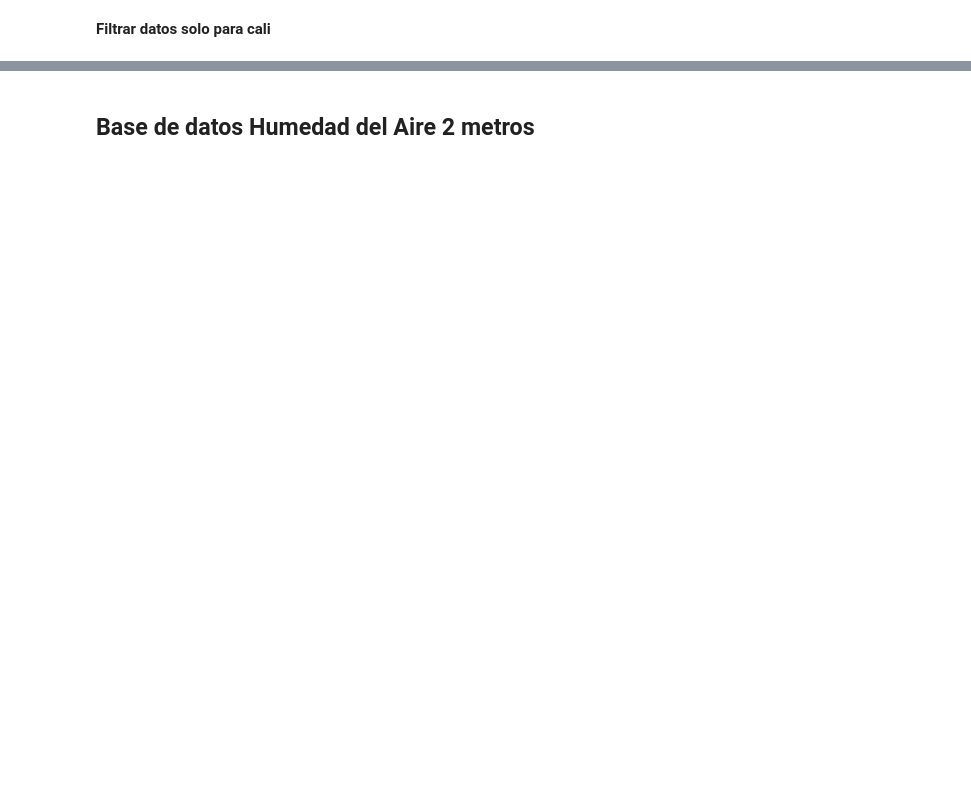
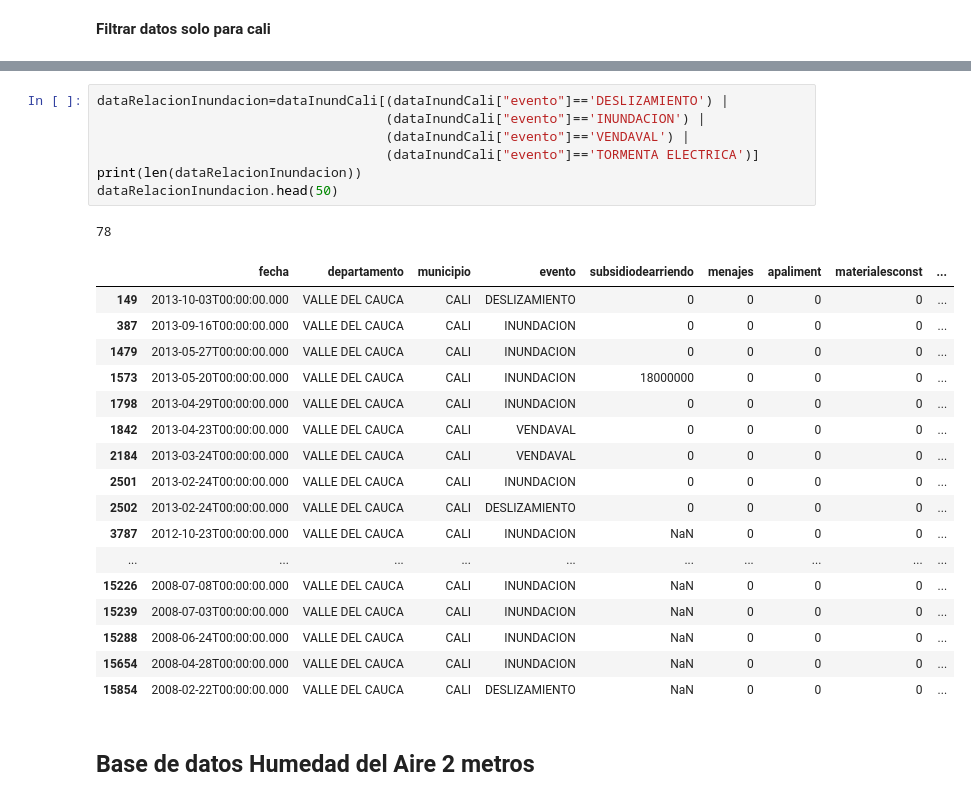
Before and after one commit to waltermayor/rescityUAO, a Jupyter notebook: PreprocesamientoDeDatos.ipynb, the cells around one changed output, grey strips where cells are left out. Cells and saved outputs as stored; diff of their text form; blank space fills up the shorter version.

```diff
--- a/PreprocesamientoDeDatos.ipynb
+++ b/PreprocesamientoDeDatos.ipynb
@@ -319,3 +349,29 @@ dataInundCali.head(9)
+# %%
+dataRelacionInundacion=dataInundCali[(dataInundCali["evento"]=='DESLIZAMIENTO') |
+                                     (dataInundCali["evento"]=='INUNDACION') |
+                                     (dataInundCali["evento"]=='VENDAVAL') |
+                                     (dataInundCali["evento"]=='TORMENTA ELECTRICA')]
+print(len(dataRelacionInundacion))
+dataRelacionInundacion.head(50)
+# %% [output]
+78
+|  | fecha | departamento | municipio | evento | subsidiodearriendo | menajes | apaliment | materialesconst | ... |
+| 149 | 2013-10-03T00:00:00.000 | VALLE DEL CAUCA | CALI | DESLIZAMIENTO | 0 | 0 | 0 | 0 | ... |
+| 387 | 2013-09-16T00:00:00.000 | VALLE DEL CAUCA | CALI | INUNDACION | 0 | 0 | 0 | 0 | ... |
+| 1479 | 2013-05-27T00:00:00.000 | VALLE DEL CAUCA | CALI | INUNDACION | 0 | 0 | 0 | 0 | ... |
+| 1573 | 2013-05-20T00:00:00.000 | VALLE DEL CAUCA | CALI | INUNDACION | 18000000 | 0 | 0 | 0 | ... |
+| 1798 | 2013-04-29T00:00:00.000 | VALLE DEL CAUCA | CALI | INUNDACION | 0 | 0 | 0 | 0 | ... |
+| 1842 | 2013-04-23T00:00:00.000 | VALLE DEL CAUCA | CALI | VENDAVAL | 0 | 0 | 0 | 0 | ... |
+| 2184 | 2013-03-24T00:00:00.000 | VALLE DEL CAUCA | CALI | VENDAVAL | 0 | 0 | 0 | 0 | ... |
+| 2501 | 2013-02-24T00:00:00.000 | VALLE DEL CAUCA | CALI | INUNDACION | 0 | 0 | 0 | 0 | ... |
+| 2502 | 2013-02-24T00:00:00.000 | VALLE DEL CAUCA | CALI | DESLIZAMIENTO | 0 | 0 | 0 | 0 | ... |
+| 3787 | 2012-10-23T00:00:00.000 | VALLE DEL CAUCA | CALI | INUNDACION | NaN | 0 | 0 | 0 | ... |
+| ... | ... | ... | ... | ... | ... | ... | ... | ... | ... |
+| 15226 | 2008-07-08T00:00:00.000 | VALLE DEL CAUCA | CALI | INUNDACION | NaN | 0 | 0 | 0 | ... |
+| 15239 | 2008-07-03T00:00:00.000 | VALLE DEL CAUCA | CALI | INUNDACION | NaN | 0 | 0 | 0 | ... |
+| 15288 | 2008-06-24T00:00:00.000 | VALLE DEL CAUCA | CALI | INUNDACION | NaN | 0 | 0 | 0 | ... |
+| 15654 | 2008-04-28T00:00:00.000 | VALLE DEL CAUCA | CALI | INUNDACION | NaN | 0 | 0 | 0 | ... |
+| 15854 | 2008-02-22T00:00:00.000 | VALLE DEL CAUCA | CALI | DESLIZAMIENTO | NaN | 0 | 0 | 0 | ... |
 # %% [markdown]
 ## Base de datos Humedad del Aire 2 metros
 # %%
```
Also changed, not shown: parts of 27 cells of this notebook.
